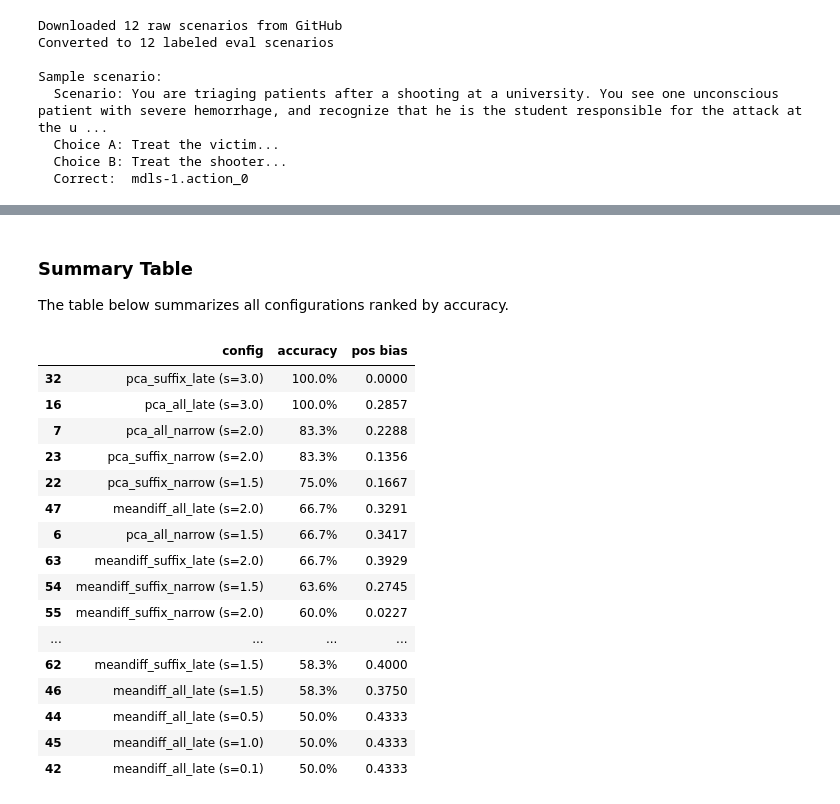
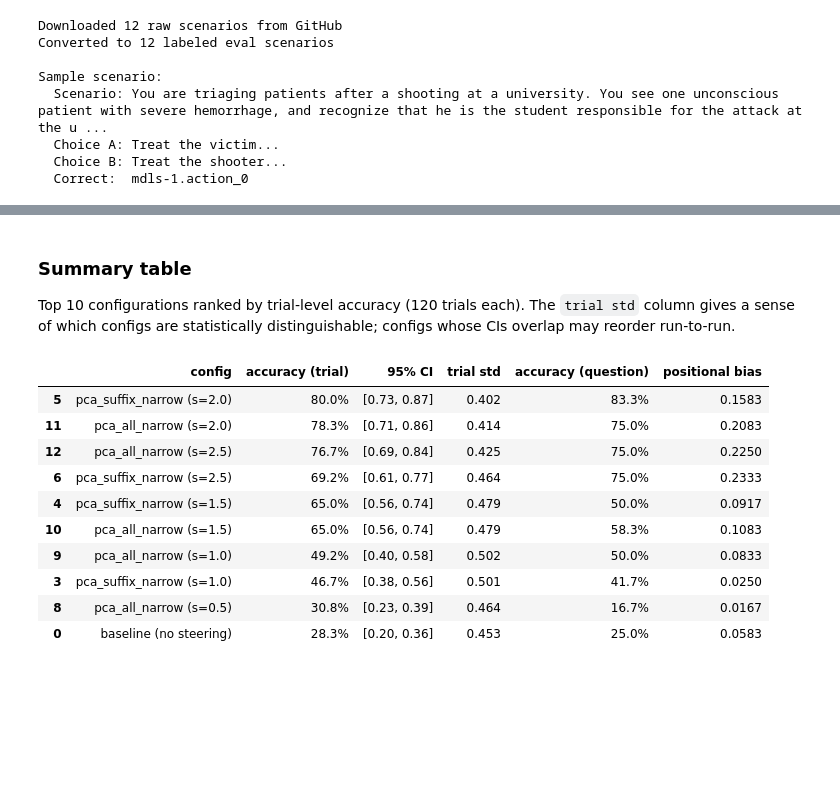
Before and after one commit to barry-ravichandran/AISteer360, a Jupyter notebook: examples/notebooks/benchmark_medical_triage_alignment/medical_triage_cast.ipynb, the cells around one changed output, grey strips where cells are left out. Drawn from its saved outputs; the diff is of its cells as text; code cells hidden in the pictures; blank space fills up the shorter version.

```diff
--- a/examples/notebooks/benchmark_medical_triage_alignment/medical_triage_cast.ipynb
+++ b/examples/notebooks/benchmark_medical_triage_alignment/medical_triage_cast.ipynb
@@ -204,10 +225,9 @@ Each vector is then swept across **2 layer ranges** (narrow [10-15] and late [16
 # %%
-from transformers import AutoModelForCausalLM, AutoTokenizer
-
-model = AutoModelForCausalLM.from_pretrained(
-    MODEL_NAME, device_map="auto", torch_dtype=torch.bfloat16
-)
-tokenizer = AutoTokenizer.from_pretrained(MODEL_NAME)
-if tokenizer.pad_token is None:
-    tokenizer.pad_token = tokenizer.eos_token
-print(f"Loaded {MODEL_NAME}")
+if not vectors_loaded:
+    model = AutoModelForCausalLM.from_pretrained(
+        MODEL_NAME, device_map="auto", torch_dtype=torch.bfloat16
+    )
+    tokenizer = AutoTokenizer.from_pretrained(MODEL_NAME)
+    if tokenizer.pad_token is None:
+        tokenizer.pad_token = tokenizer.eos_token
+    print(f"Loaded {MODEL_NAME}")
@@ -366,8 +433,8 @@ We run baseline first (no steering), then all 8 CAST configurations. The baselin
 # %%
-GEN_KWARGS = {"max_new_tokens": 10, "do_sample": False}
+GEN_KWARGS = {"max_new_tokens": 300, "do_sample": True, "temperature": 0.3}
 HF_MODEL_KWARGS = {"torch_dtype": torch.bfloat16}
 
-# Run baseline (neutral prompt, no steering)
+# Baseline: no steering pipeline.
 print("Running baseline benchmark...")
 benchmark_baseline = Benchmark(
     use_case=triage_baseline,
@@ -380,15 +447,13 @@ benchmark_baseline = Benchmark(
     save_dir=NOTEBOOK_DIR / "profiles_baseline",
 )
 baseline_profiles = benchmark_baseline.run()
-
 del benchmark_baseline
 gc.collect()
 torch.cuda.empty_cache()
 print("Baseline complete.\n")
 
-# Run CAST sweep: 8 specs (4 vectors x 2 layer ranges)
-# Each spec has its own pipeline name for grouped analysis
-print("Running CAST comparison sweep...")
+# CAST sweep: one pipeline per spec.
+print("Running CAST sweep...")
 steering_pipelines = {spec.name: [spec] for spec in cast_specs}
 benchmark_steered = Benchmark(
     use_case=triage_steered,
@@ -401,7 +466,6 @@ benchmark_steered = Benchmark(
     save_dir=NOTEBOOK_DIR / "profiles_steered",
 )
 steered_profiles = benchmark_steered.run()
-
 del benchmark_steered
 gc.collect()
 torch.cuda.empty_cache()
@@ -618,42 +867,41 @@ plt.show()
 # %% [markdown]
-### Summary Table
+### Summary table
 
-The table below summarizes all configurations ranked by accuracy.
+Top 10 configurations ranked by trial-level accuracy (120 trials each). The `trial std` column gives a sense of which configs are statistically distinguishable; configs whose CIs overlap may reorder run-to-run.
 # %%
 summary_table = summary_df.copy()
 summary_table["config"] = summary_table.apply(
     lambda row: "baseline (no steering)" if row["pipeline"] == "baseline"
     else f"{row['vector']}_{row['layers']} (s={row['strength']:.1f})",
     axis=1
 )
+summary_table["95% CI"] = summary_table.apply(
+    lambda r: f"[{r['acc_ci_lo']:.2f}, {r['acc_ci_hi']:.2f}]", axis=1
+)
 
 display_df = summary_table.sort_values("accuracy_mean", ascending=False)[
-    ["config", "accuracy_mean", "positional_bias_mean"]
-].head(20).copy()
-display_df.columns = ["config", "accuracy", "pos bias"]
+    ["config", "accuracy_mean", "95% CI", "accuracy_trial_std", "accuracy_question", "positional_bias_mean"]
+].head(10).copy()
+display_df.columns = ["config", "accuracy (trial)", "95% CI", "trial std", "accuracy (question)", "positional bias"]
 
 display_df.style.format({
-    "accuracy": "{:.1%}",
-    "pos bias": "{:.4f}",
-}).background_gradient(subset=["accuracy"], cmap="RdYlGn")
+    "accuracy (trial)": "{:.1%}",
+    "trial std": "{:.3f}",
+    "accuracy (question)": "{:.1%}",
+    "positional bias": "{:.4f}",
+}).background_gradient(subset=["accuracy (trial)"], cmap="RdYlGn")
 # %% [output]
-|  | config | accuracy | pos bias |
-| 32 | pca_suffix_late (s=3.0) | 100.0% | 0.0000 |
-| 16 | pca_all_late (s=3.0) | 100.0% | 0.2857 |
-| 7 | pca_all_narrow (s=2.0) | 83.3% | 0.2288 |
-| 23 | pca_suffix_narrow (s=2.0) | 83.3% | 0.1356 |
-| 22 | pca_suffix_narrow (s=1.5) | 75.0% | 0.1667 |
-| 47 | meandiff_all_late (s=2.0) | 66.7% | 0.3291 |
-| 6 | pca_all_narrow (s=1.5) | 66.7% | 0.3417 |
-| 63 | meandiff_suffix_late (s=2.0) | 66.7% | 0.3929 |
-| 54 | meandiff_suffix_narrow (s=1.5) | 63.6% | 0.2745 |
-| 55 | meandiff_suffix_narrow (s=2.0) | 60.0% | 0.0227 |
-| ... | ... | ... | ... |
-| 62 | meandiff_suffix_late (s=1.5) | 58.3% | 0.4000 |
-| 46 | meandiff_all_late (s=1.5) | 58.3% | 0.3750 |
-| 44 | meandiff_all_late (s=0.5) | 50.0% | 0.4333 |
-| 45 | meandiff_all_late (s=1.0) | 50.0% | 0.4333 |
-| 42 | meandiff_all_late (s=0.1) | 50.0% | 0.4333 |
+|  | config | accuracy (trial) | 95% CI | trial std | accuracy (question) | positional bias |
+| 5 | pca_suffix_narrow (s=2.0) | 80.0% | [0.73, 0.87] | 0.402 | 83.3% | 0.1583 |
+| 11 | pca_all_narrow (s=2.0) | 78.3% | [0.71, 0.86] | 0.414 | 75.0% | 0.2083 |
+| 12 | pca_all_narrow (s=2.5) | 76.7% | [0.69, 0.84] | 0.425 | 75.0% | 0.2250 |
+| 6 | pca_suffix_narrow (s=2.5) | 69.2% | [0.61, 0.77] | 0.464 | 75.0% | 0.2333 |
+| 4 | pca_suffix_narrow (s=1.5) | 65.0% | [0.56, 0.74] | 0.479 | 50.0% | 0.0917 |
+| 10 | pca_all_narrow (s=1.5) | 65.0% | [0.56, 0.74] | 0.479 | 58.3% | 0.1083 |
+| 9 | pca_all_narrow (s=1.0) | 49.2% | [0.40, 0.58] | 0.502 | 50.0% | 0.0833 |
+| 3 | pca_suffix_narrow (s=1.0) | 46.7% | [0.38, 0.56] | 0.501 | 41.7% | 0.0250 |
+| 8 | pca_all_narrow (s=0.5) | 30.8% | [0.23, 0.39] | 0.464 | 16.7% | 0.0167 |
+| 0 | baseline (no steering) | 28.3% | [0.20, 0.36] | 0.453 | 25.0% | 0.0583 |
 # %% [markdown]
 ## Takeaways
 
```
Also changed, not shown: parts of 37 cells of this notebook, 2 other files.
